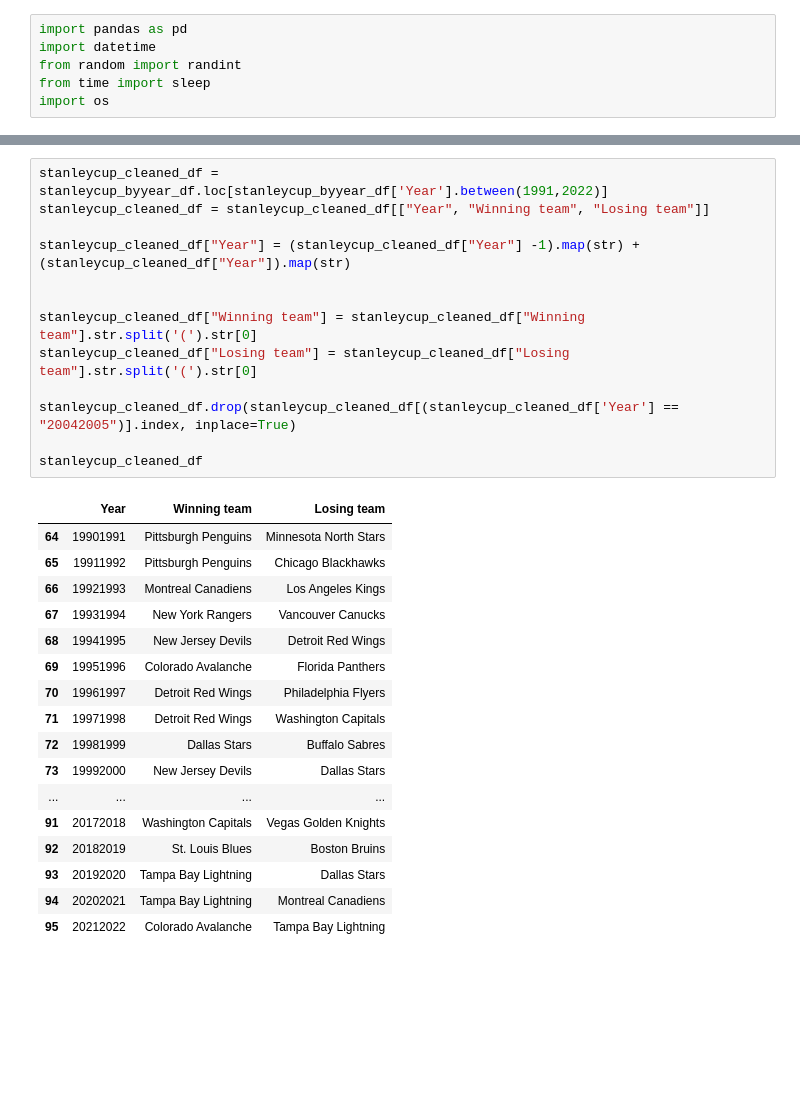
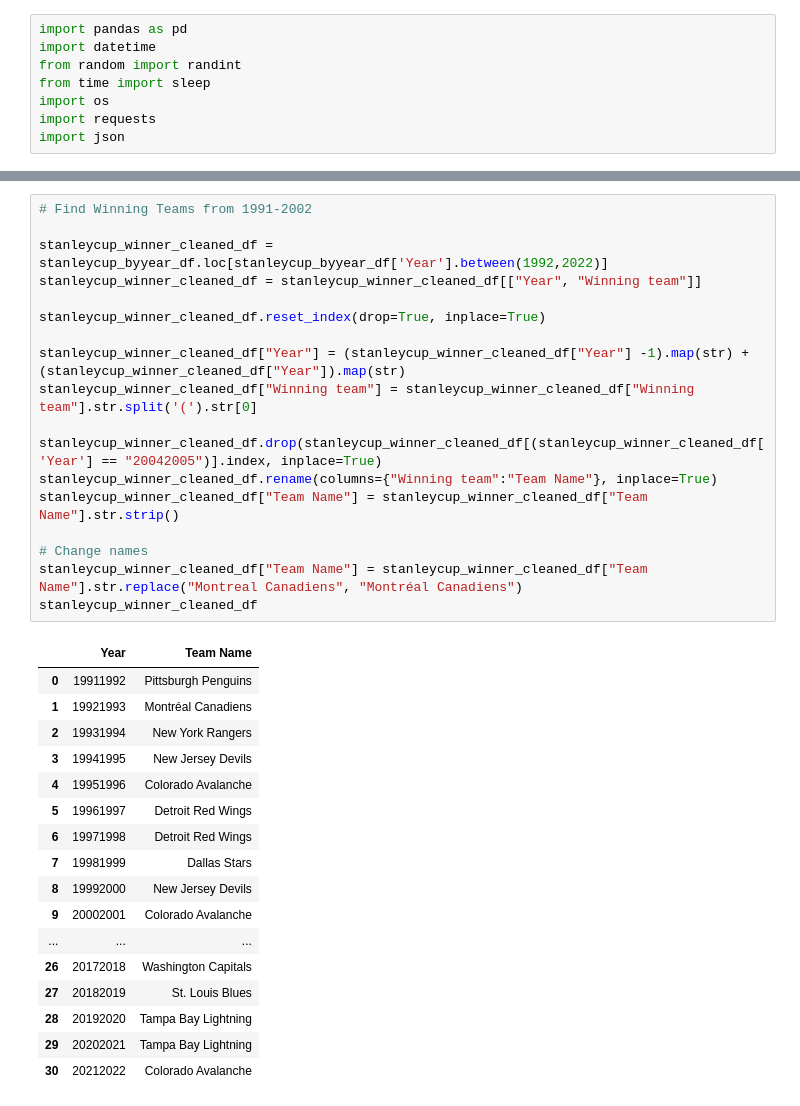
Before and after one commit to rbrennan55/project-sports-analytics-NHL, a Jupyter notebook: Stanley Cup Winners - 30 Years.ipynb, the cells around one changed output, grey strips where cells are left out. Drawn from its saved outputs; the diff is of its cells as text; blank space fills up the shorter version.

```diff
--- a/Stanley Cup Winners - 30 Years.ipynb
+++ b/Stanley Cup Winners - 30 Years.ipynb
@@ -4,6 +4,8 @@ import datetime
 from random import randint
 from time import sleep
 import os
+import requests
+import json
 # %%
 # Get game dates of games played
 
@@ -21,33 +23,38 @@ stanleycup_byyear_df.head()
 | 3 | 1930 | Montreal Canadiens (C) (6, 3–2) | Cecil Hart | 2–0 | Boston Bruins (A) (3, 1–2) | Art Ross | Howie Morenz (1:00, second) |
 | 4 | 1931 | Montreal Canadiens (C) (7, 4–2) | Cecil Hart | 3–2 | Chicago Black Hawks (A) (1, 0–1) | Dick Irvin | Johnny Gagnon (9:59, second) |
 # %%
-stanleycup_cleaned_df = stanleycup_byyear_df.loc[stanleycup_byyear_df['Year'].between(1991,2022)]
-stanleycup_cleaned_df = stanleycup_cleaned_df[["Year", "Winning team", "Losing team"]]
+# Find Winning Teams from 1991-2002
 
-stanleycup_cleaned_df["Year"] = (stanleycup_cleaned_df["Year"] -1).map(str) + (stanleycup_cleaned_df["Year"]).map(str)
+stanleycup_winner_cleaned_df = stanleycup_byyear_df.loc[stanleycup_byyear_df['Year'].between(1992,2022)]
+stanleycup_winner_cleaned_df = stanleycup_winner_cleaned_df[["Year", "Winning team"]]
 
+stanleycup_winner_cleaned_df.reset_index(drop=True, inplace=True)
 
-stanleycup_cleaned_df["Winning team"] = stanleycup_cleaned_df["Winning team"].str.split('(').str[0]
-stanleycup_cleaned_df["Losing team"] = stanleycup_cleaned_df["Losing team"].str.split('(').str[0]
+stanleycup_winner_cleaned_df["Year"] = (stanleycup_winner_cleaned_df["Year"] -1).map(str) + (stanleycup_winner_cleaned_df["Year"]).map(str)
+stanleycup_winner_cleaned_df["Winning team"] = stanleycup_winner_cleaned_df["Winning team"].str.split('(').str[0]
 
-stanleycup_cleaned_df.drop(stanleycup_cleaned_df[(stanleycup_cleaned_df['Year'] == "20042005")].index, inplace=True)
+stanleycup_winner_cleaned_df.drop(stanleycup_winner_cleaned_df[(stanleycup_winner_cleaned_df['Year'] == "20042005")].index, inplace=True)
+stanleycup_winner_cleaned_df.rename(columns={"Winning team":"Team Name"}, inplace=True)
+stanleycup_winner_cleaned_df["Team Name"] = stanleycup_winner_cleaned_df["Team Name"].str.strip()
 
-stanleycup_cleaned_df
+# Change names
+stanleycup_winner_cleaned_df["Team Name"] = stanleycup_winner_cleaned_df["Team Name"].str.replace("Montreal Canadiens", "Montréal Canadiens")
+stanleycup_winner_cleaned_df
 # %% [output]
-|  | Year | Winning team | Losing team |
-| 64 | 19901991 | Pittsburgh Penguins | Minnesota North Stars |
-| 65 | 19911992 | Pittsburgh Penguins | Chicago Blackhawks |
-| 66 | 19921993 | Montreal Canadiens | Los Angeles Kings |
-| 67 | 19931994 | New York Rangers | Vancouver Canucks |
-| 68 | 19941995 | New Jersey Devils | Detroit Red Wings |
-| 69 | 19951996 | Colorado Avalanche | Florida Panthers |
-| 70 | 19961997 | Detroit Red Wings | Philadelphia Flyers |
-| 71 | 19971998 | Detroit Red Wings | Washington Capitals |
-| 72 | 19981999 | Dallas Stars | Buffalo Sabres |
-| 73 | 19992000 | New Jersey Devils | Dallas Stars |
-| ... | ... | ... | ... |
-| 91 | 20172018 | Washington Capitals | Vegas Golden Knights |
-| 92 | 20182019 | St. Louis Blues | Boston Bruins |
-| 93 | 20192020 | Tampa Bay Lightning | Dallas Stars |
-| 94 | 20202021 | Tampa Bay Lightning | Montreal Canadiens |
-| 95 | 20212022 | Colorado Avalanche | Tampa Bay Lightning |
+|  | Year | Team Name |
+| 0 | 19911992 | Pittsburgh Penguins |
+| 1 | 19921993 | Montréal Canadiens |
+| 2 | 19931994 | New York Rangers |
+| 3 | 19941995 | New Jersey Devils |
+| 4 | 19951996 | Colorado Avalanche |
+| 5 | 19961997 | Detroit Red Wings |
+| 6 | 19971998 | Detroit Red Wings |
+| 7 | 19981999 | Dallas Stars |
+| 8 | 19992000 | New Jersey Devils |
+| 9 | 20002001 | Colorado Avalanche |
+| ... | ... | ... |
+| 26 | 20172018 | Washington Capitals |
+| 27 | 20182019 | St. Louis Blues |
+| 28 | 20192020 | Tampa Bay Lightning |
+| 29 | 20202021 | Tampa Bay Lightning |
+| 30 | 20212022 | Colorado Avalanche |
```
Also changed, not shown: parts of 10 cells of this notebook.
